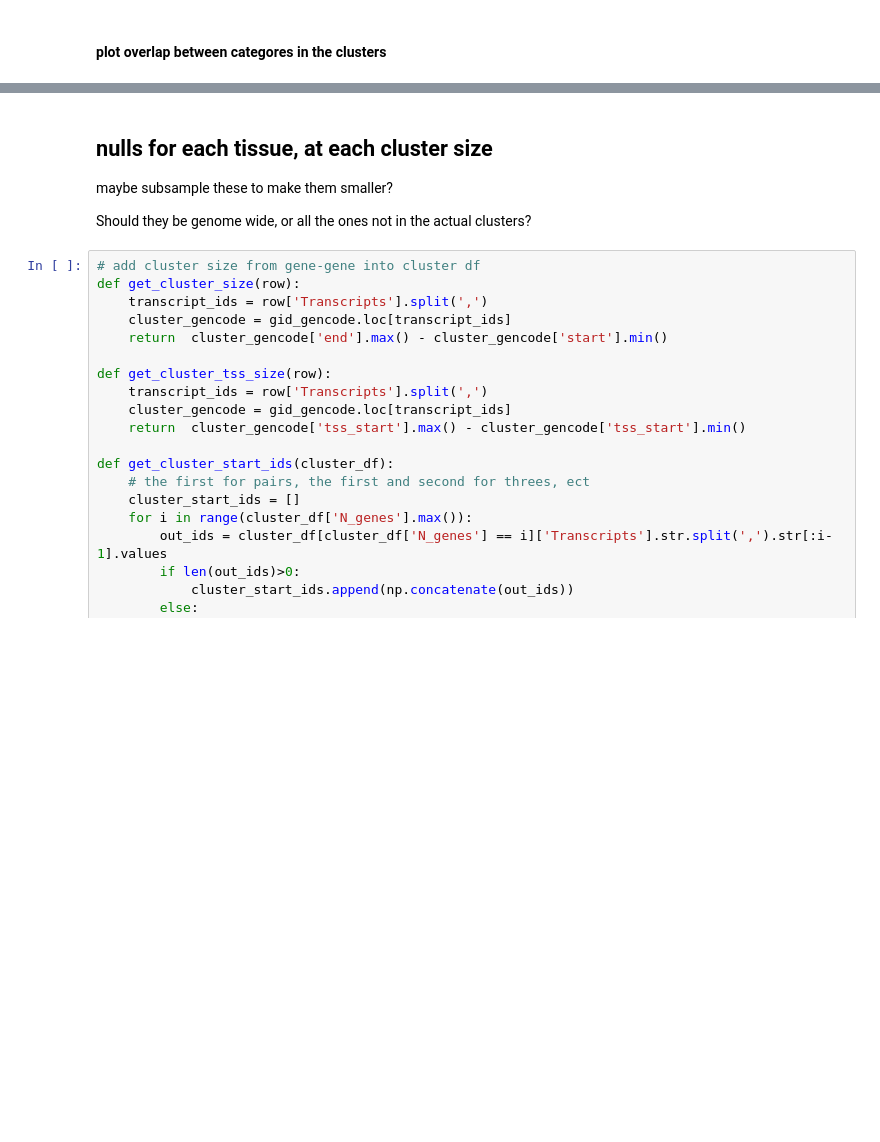
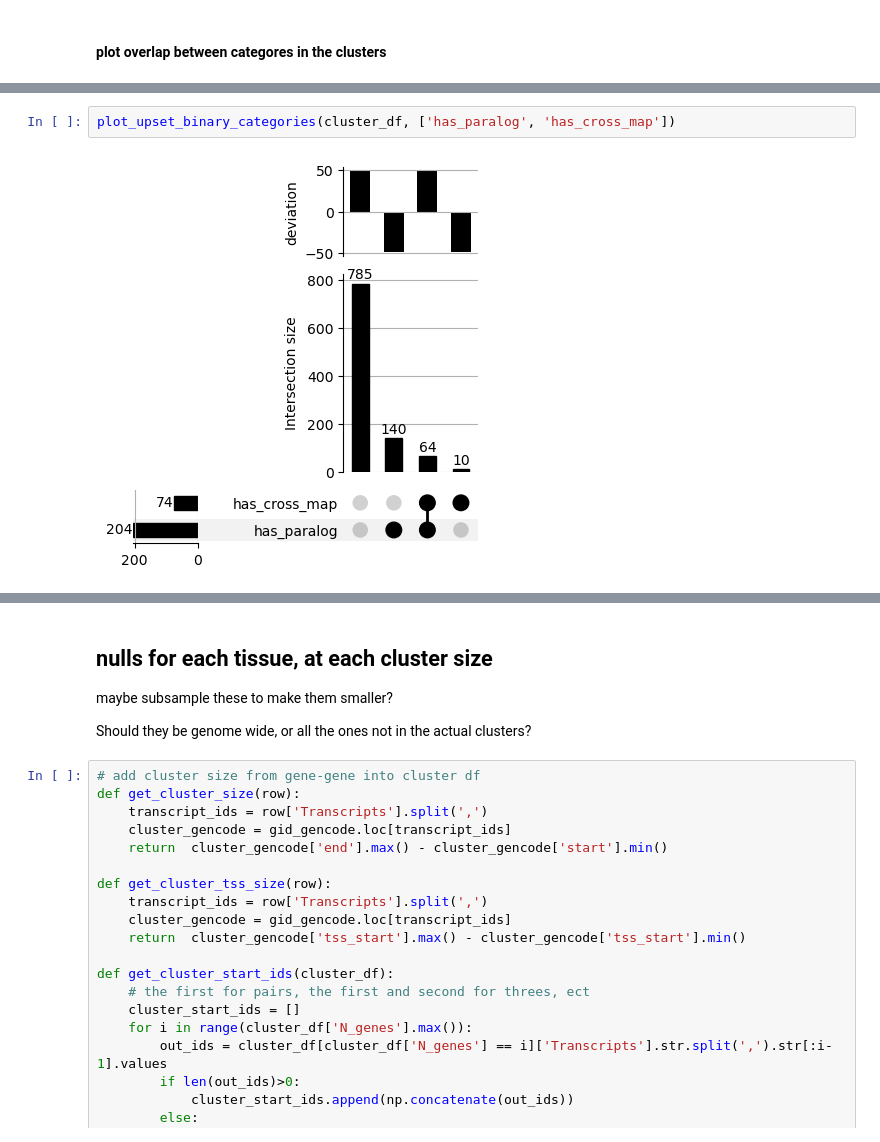
Before and after one commit to kal26/pcqtls, a Jupyter notebook: workflow/notebooks/cluster_analysis/cluster_annotation.ipynb, the cells around one changed output, grey strips where cells are left out. Drawn from its saved outputs; the diff is of its cells as text; blank space fills up the shorter version.

```diff
--- a/workflow/notebooks/cluster_analysis/cluster_annotation.ipynb
+++ b/workflow/notebooks/cluster_analysis/cluster_annotation.ipynb
@@ -265 +299,5 @@ def plot_upset_binary_categories(cluster_df, column_list):
+# %%
+plot_upset_binary_categories(cluster_df, ['has_paralog', 'has_cross_map'])
+# %% [output]
+[figure, added]
 # %%
```
Also changed, not shown: parts of 12 cells of this notebook, 2 other files.
